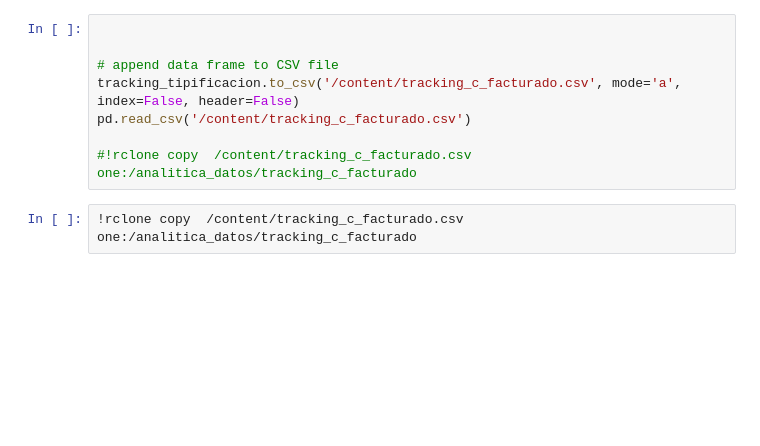
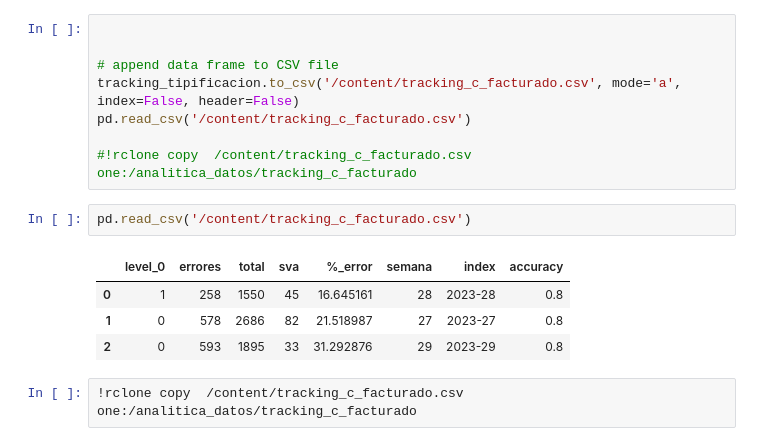
Before and after one commit to etb-git/PRIORIZAR, a Jupyter notebook: notebook/predecir.ipynb, the cells around one changed output. Cells and saved outputs as stored; diff of their text form; blank space fills up the shorter version.

```diff
--- a/notebook/predecir.ipynb
+++ b/notebook/predecir.ipynb
@@ -332,6 +332,13 @@ tracking_tipificacion.to_csv('/content/tracking_c_facturado.csv', mode='a', inde
 pd.read_csv('/content/tracking_c_facturado.csv')
 
 #!rclone copy  /content/tracking_c_facturado.csv one:/analitica_datos/tracking_c_facturado
+# %%
+pd.read_csv('/content/tracking_c_facturado.csv')
+# %% [output]
+|  | level_0 | errores | total | sva | %_error | semana | index | accuracy |
+| 0 | 1 | 258 | 1550 | 45 | 16.645161 | 28 | 2023-28 | 0.8 |
+| 1 | 0 | 578 | 2686 | 82 | 21.518987 | 27 | 2023-27 | 0.8 |
+| 2 | 0 | 593 | 1895 | 33 | 31.292876 | 29 | 2023-29 | 0.8 |
 # %%
 !rclone copy  /content/tracking_c_facturado.csv one:/analitica_datos/tracking_c_facturado
 # %%
```
